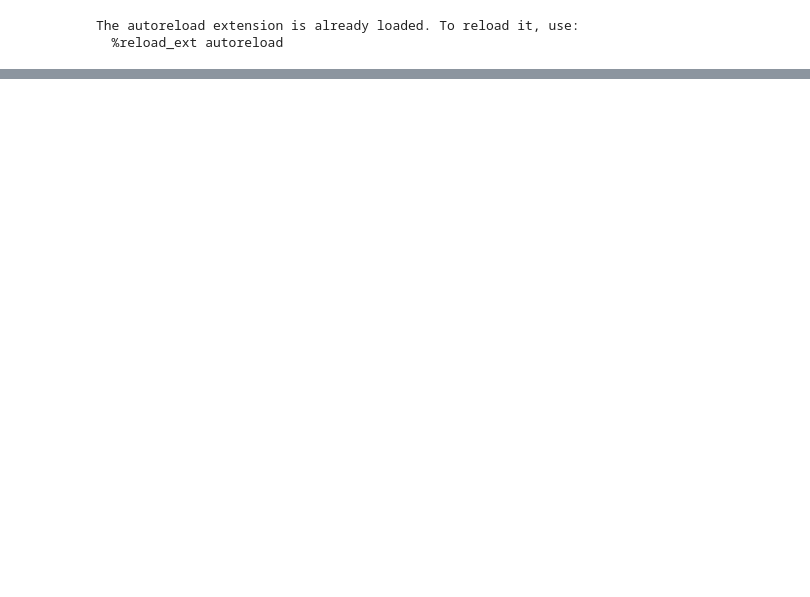
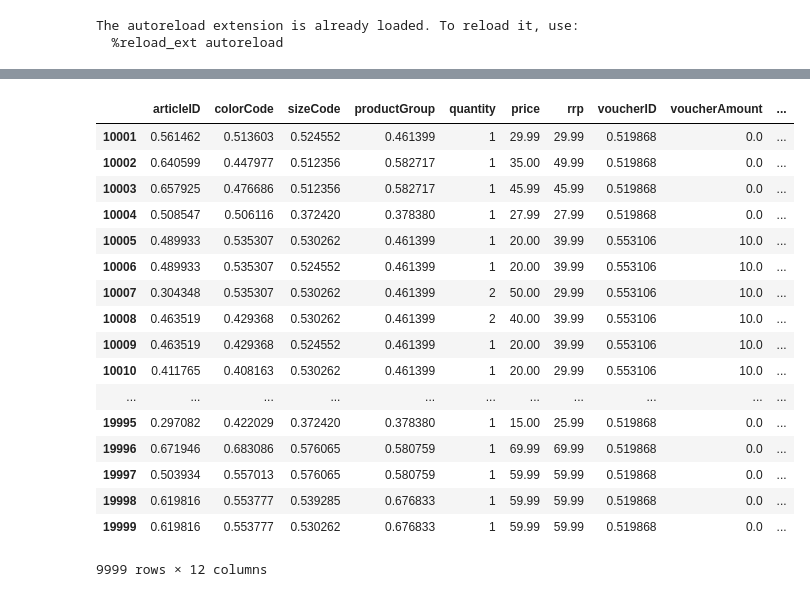
Before and after one commit to Gliganu/DMC_Fashion_2016, a Jupyter notebook: notebooks/Unsupervised.ipynb, the cells around one changed output, grey strips where cells are left out. Drawn from its saved outputs; the diff is of its cells as text; code cells hidden in the pictures; blank space fills up the shorter version.

```diff
--- a/notebooks/Unsupervised.ipynb
+++ b/notebooks/Unsupervised.ipynb
@@ -47,0 +57,8 @@ data_test
+# %%
+
+data = pd.read_csv('../data/orders_train_condproba.csv')
+data_first10k = copy(data[0:20000])
+data_second10k = copy(data[20000:40000])
+# %%
+data_first10k = data_first10k.drop(data_first10k.columns[0], axis = 1)
+data_second10k = data_second10k.drop(data_second10k.columns[0], axis = 1)
@@ -47,0 +68,4 @@ data_test
+# %%
+
+data_first10k = data_first10k.drop(['customerID', 'orderID', 'orderDate'], axis = 1)
+data_second10k = data_second10k.drop(['customerID', 'orderID', 'orderDate'], axis = 1)
@@ -47,0 +141,23 @@ data_test
+# %%
+
+
+data_second10k
+# %% [output]
+|  | articleID | colorCode | sizeCode | productGroup | quantity | price | rrp | voucherID | voucherAmount | ... |
+| 10001 | 0.561462 | 0.513603 | 0.524552 | 0.461399 | 1 | 29.99 | 29.99 | 0.519868 | 0.0 | ... |
+| 10002 | 0.640599 | 0.447977 | 0.512356 | 0.582717 | 1 | 35.00 | 49.99 | 0.519868 | 0.0 | ... |
+| 10003 | 0.657925 | 0.476686 | 0.512356 | 0.582717 | 1 | 45.99 | 45.99 | 0.519868 | 0.0 | ... |
+| 10004 | 0.508547 | 0.506116 | 0.372420 | 0.378380 | 1 | 27.99 | 27.99 | 0.519868 | 0.0 | ... |
+| 10005 | 0.489933 | 0.535307 | 0.530262 | 0.461399 | 1 | 20.00 | 39.99 | 0.553106 | 10.0 | ... |
+| 10006 | 0.489933 | 0.535307 | 0.524552 | 0.461399 | 1 | 20.00 | 39.99 | 0.553106 | 10.0 | ... |
+| 10007 | 0.304348 | 0.535307 | 0.530262 | 0.461399 | 2 | 50.00 | 29.99 | 0.553106 | 10.0 | ... |
+| 10008 | 0.463519 | 0.429368 | 0.530262 | 0.461399 | 2 | 40.00 | 39.99 | 0.553106 | 10.0 | ... |
+| 10009 | 0.463519 | 0.429368 | 0.524552 | 0.461399 | 1 | 20.00 | 39.99 | 0.553106 | 10.0 | ... |
+| 10010 | 0.411765 | 0.408163 | 0.530262 | 0.461399 | 1 | 20.00 | 29.99 | 0.553106 | 10.0 | ... |
+| ... | ... | ... | ... | ... | ... | ... | ... | ... | ... | ... |
+| 19995 | 0.297082 | 0.422029 | 0.372420 | 0.378380 | 1 | 15.00 | 25.99 | 0.519868 | 0.0 | ... |
+| 19996 | 0.671946 | 0.683086 | 0.576065 | 0.580759 | 1 | 69.99 | 69.99 | 0.519868 | 0.0 | ... |
+| 19997 | 0.503934 | 0.557013 | 0.576065 | 0.580759 | 1 | 59.99 | 59.99 | 0.519868 | 0.0 | ... |
+| 19998 | 0.619816 | 0.553777 | 0.539285 | 0.676833 | 1 | 59.99 | 59.99 | 0.519868 | 0.0 | ... |
+| 19999 | 0.619816 | 0.553777 | 0.530262 | 0.676833 | 1 | 59.99 | 59.99 | 0.519868 | 0.0 | ... |
+9999 rows × 12 columns
```
Also changed, not shown: parts of 9 cells of this notebook.
